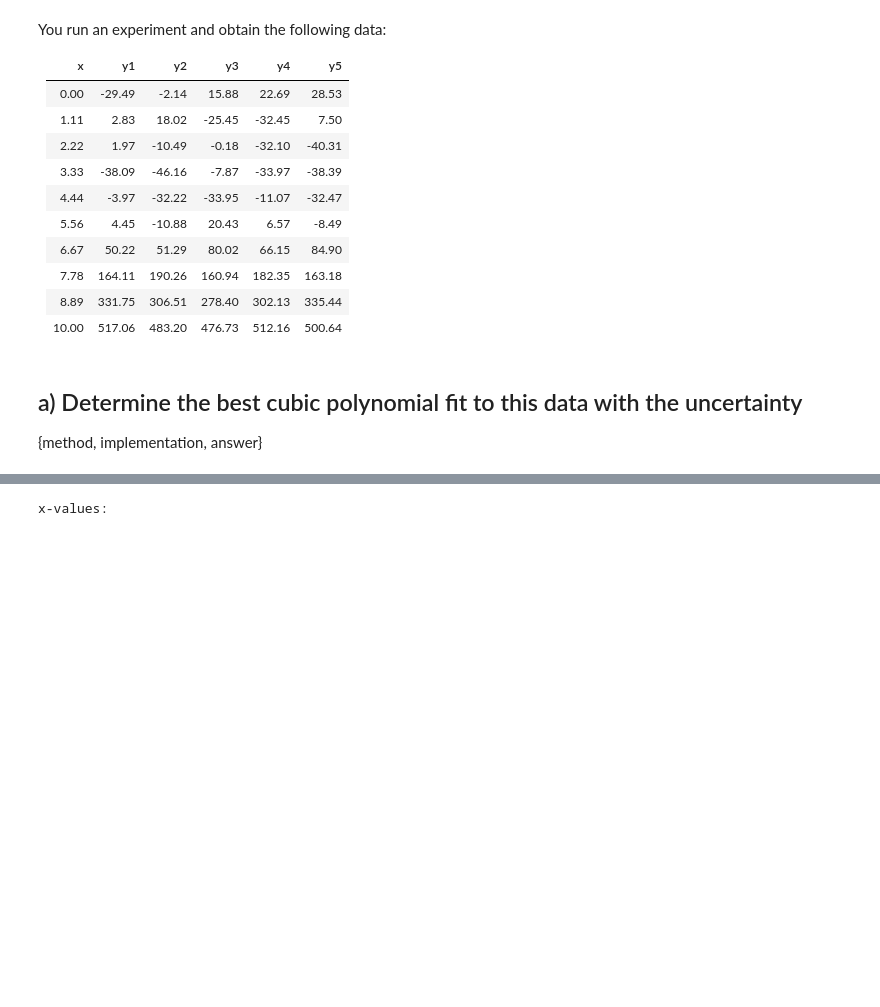
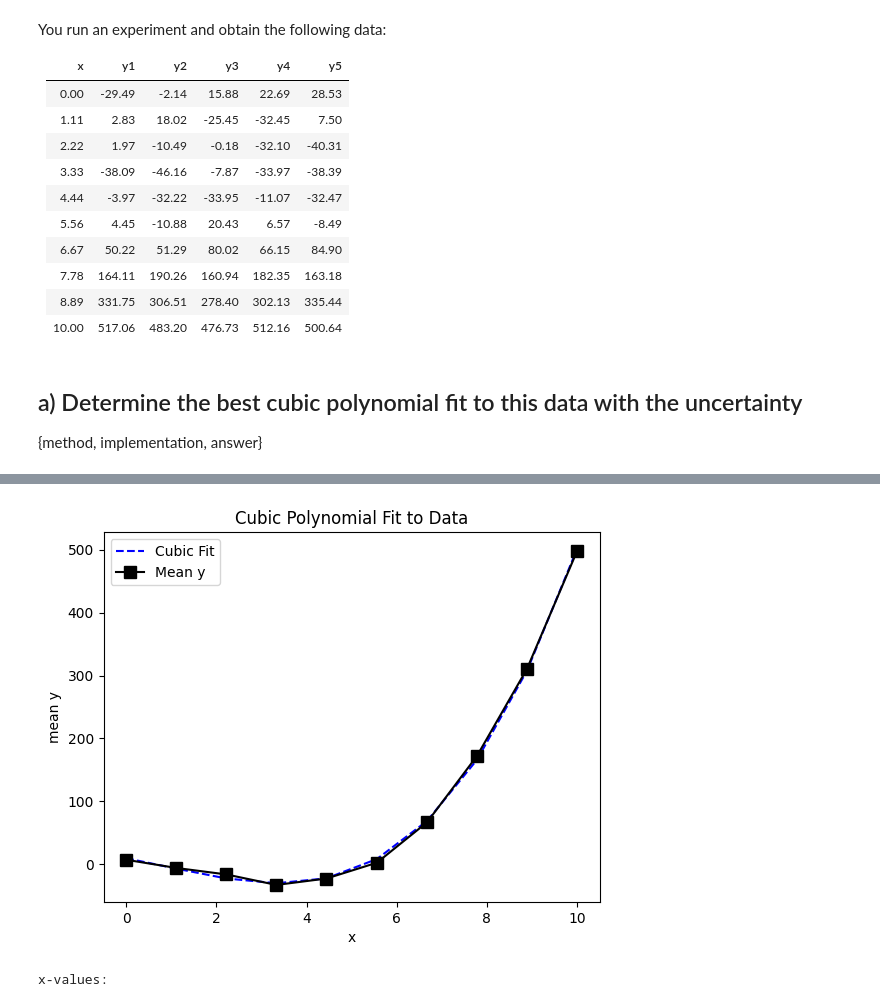
Before and after one commit to neha-jadhavs/ENGPHYS-3NM4, a Jupyter notebook: Assignments/Assignment_2.ipynb, the cells around one changed output, grey strips where cells are left out. Cells and saved outputs as stored; diff of their text form; code cells hidden in the pictures; blank space fills up the shorter version.

```diff
--- a/Assignments/Assignment_2.ipynb
+++ b/Assignments/Assignment_2.ipynb
@@ -173,3 +199,20 @@ d = np.array([
+# %%
+# Add the cubic fit to the plot
+plt.plot(x_data, y_predicted, linestyle='--', color='blue', label='Cubic Fit')
+# Add the mean y-values to the plot
+plt.plot(x_data, y_mean, marker='s', linestyle='-', color='black', markersize=8, label='Mean y')
+
+
+# Update the legend to include the new plots
+plt.legend()
+plt.title('Cubic Polynomial Fit to Data')
+plt.ylabel('mean y')
+plt.xlabel('x')
+
+# Show the plot
+plt.show()
+# %% [output]
+[figure, added]
 # %%
 # Separate the x and y values
 x_data = d[:, 0]
```
Also changed, not shown: parts of 3 cells of this notebook.
